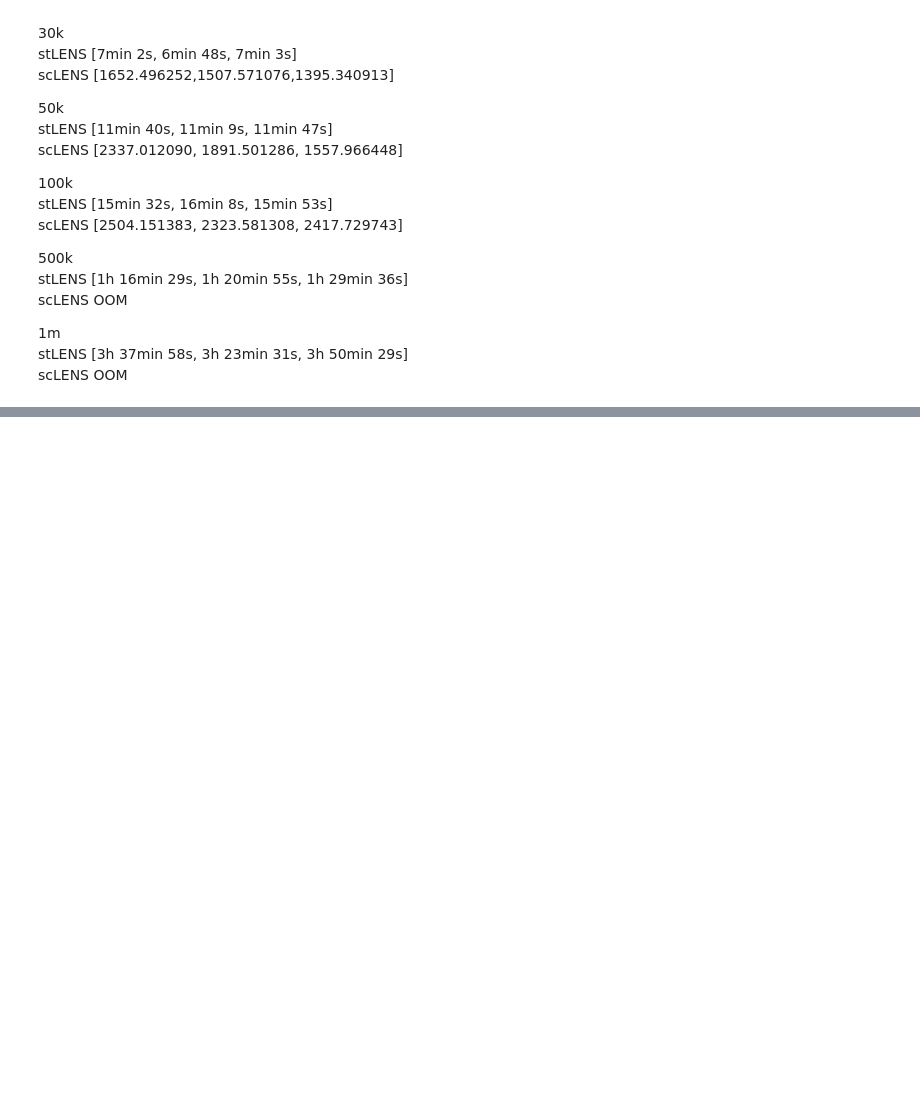
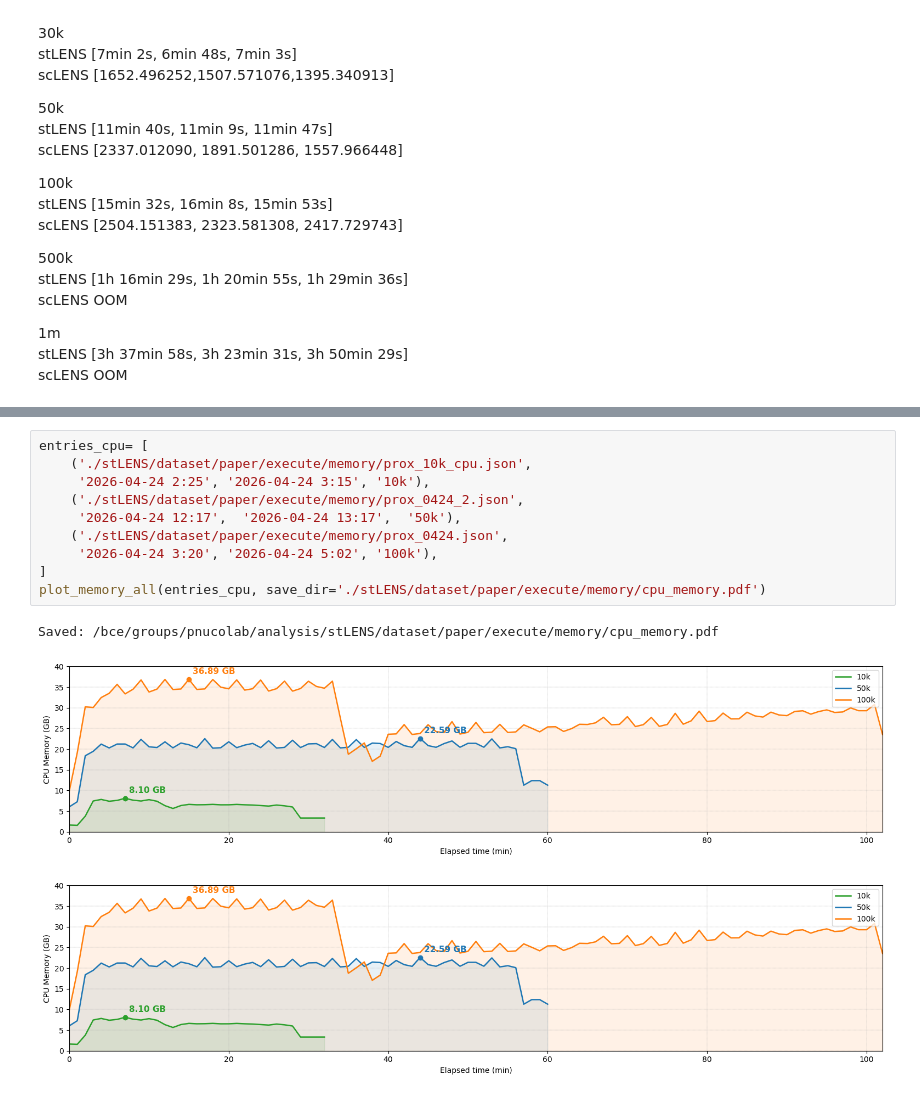
Before and after one commit to pnucolab/stLENS-tutorials, a Jupyter notebook: time_notebook.ipynb, the cells around one changed output, grey strips where cells are left out. Cells and saved outputs as stored; diff of their text form; blank space fills up the shorter version.

```diff
--- a/time_notebook.ipynb
+++ b/time_notebook.ipynb
@@ -1874,0 +1979,14 @@ plt.show()
+# %%
+entries_cpu= [
+    ('./stLENS/dataset/paper/execute/memory/prox_10k_cpu.json',
+     '2026-04-24 2:25', '2026-04-24 3:15', '10k'),
+    ('./stLENS/dataset/paper/execute/memory/prox_0424_2.json',
+     '2026-04-24 12:17',  '2026-04-24 13:17',  '50k'),
+    ('./stLENS/dataset/paper/execute/memory/prox_0424.json',
+     '2026-04-24 3:20', '2026-04-24 5:02', '100k'),
+]
+plot_memory_all(entries_cpu, save_dir='./stLENS/dataset/paper/execute/memory/cpu_memory.pdf')
+# %% [output]
+Saved: /bce/groups/pnucolab/analysis/stLENS/dataset/paper/execute/memory/cpu_memory.pdf
+[figure, added]
+[figure, added]
```
Also changed, not shown: parts of 4 cells of this notebook, 2 other files.
